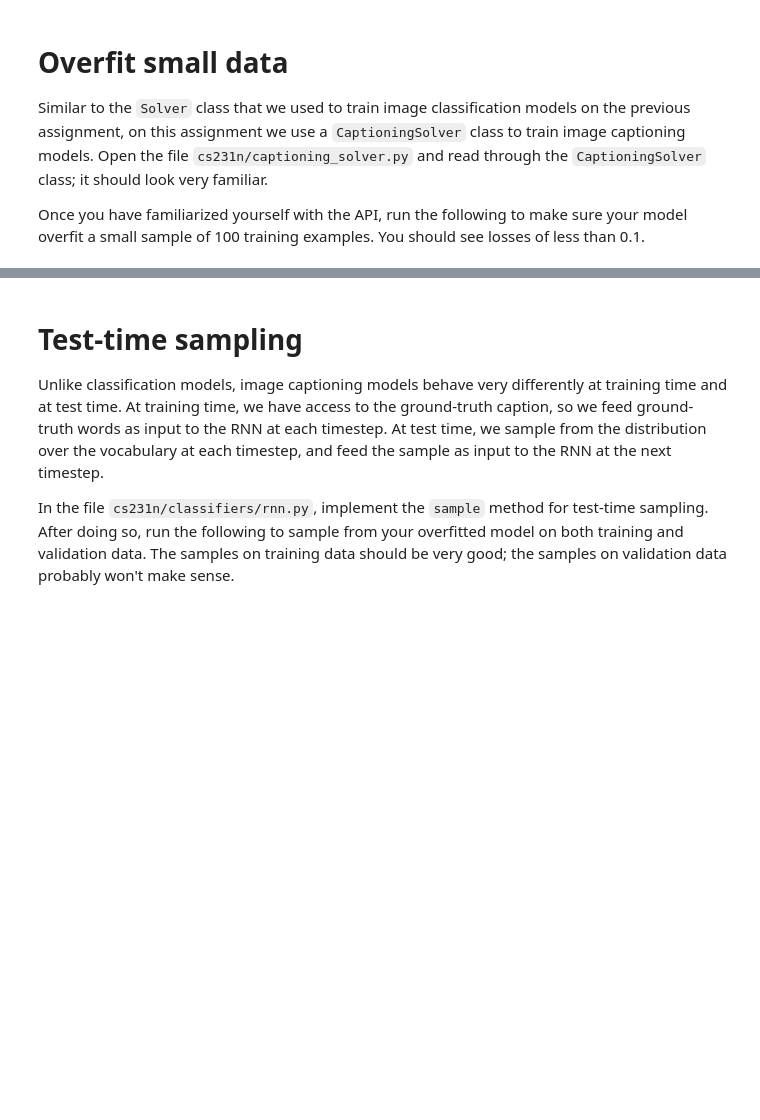
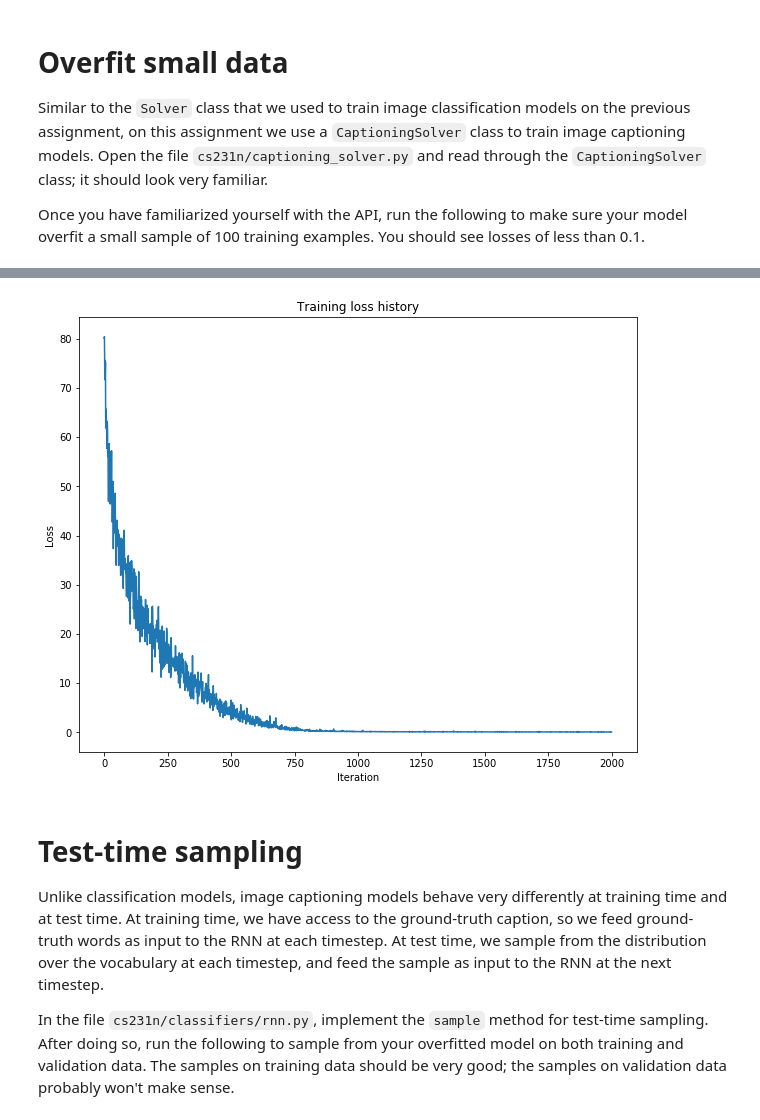
Before and after one commit to wei-ann-Github/Stanford_CS231n_CNN, a Jupyter notebook: assignment3/RNN_Captioning.ipynb, the cells around one changed output, grey strips where cells are left out. Saved outputs shown, nothing was run; the diff lists cells and outputs as text; code cells hidden in the pictures; blank space fills up the shorter version.

```diff
--- a/assignment3/RNN_Captioning.ipynb
+++ b/assignment3/RNN_Captioning.ipynb
@@ -435,7 +456,8 @@ Once you have familiarized yourself with the API, run the following to make sure
 # %%
 np.random.seed(231)
 
-small_data = load_coco_data(max_train=50)
+# small_data = load_coco_data(max_train=50)
+small_data = load_coco_data(max_train=1000)
 
 small_rnn_model = CaptioningRNN(
           cell_type='rnn',
@@ -464,3 +486,4 @@ plt.xlabel('Iteration')
 plt.ylabel('Loss')
 plt.title('Training loss history')
 plt.show()
+# %% [output]
@@ -467,3 +507,4 @@ plt.show()
+[figure, added]
 # %% [markdown]
 # Test-time sampling
 Unlike classification models, image captioning models behave very differently at training time and at test time. At training time, we have access to the ground-truth caption, so we feed ground-truth words as input to the RNN at each timestep. At test time, we sample from the distribution over the vocabulary at each timestep, and feed the sample as input to the RNN at the next timestep.
```
Also changed, not shown: parts of 13 cells of this notebook, 1 other file.
